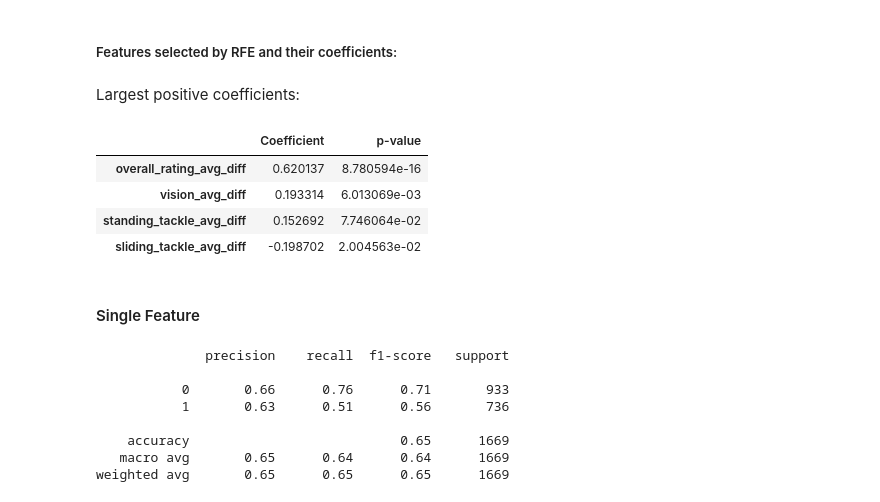
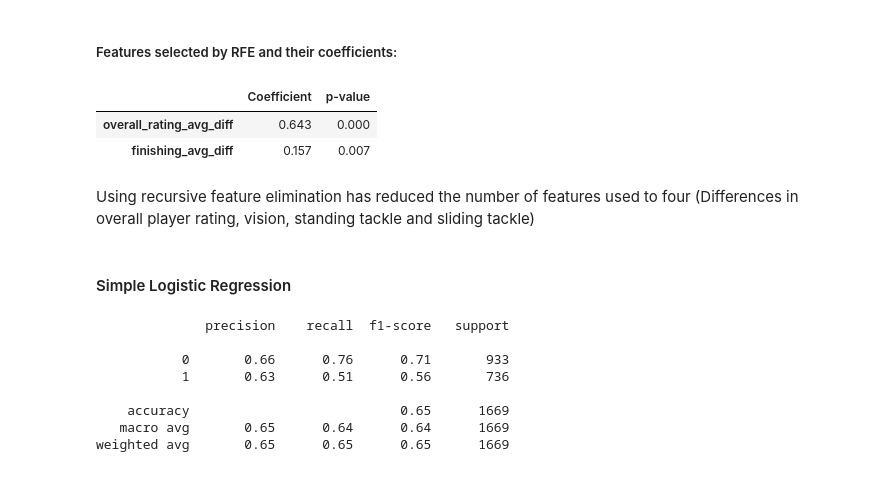
Before and after one commit to gediminas-skvarnavicius/football-db-analysis, a Jupyter notebook: analysis.ipynb, the cells around one changed output. Saved outputs shown, nothing was run; the diff lists cells and outputs as text; code cells hidden in the pictures.

```diff
--- a/analysis.ipynb
+++ b/analysis.ipynb
@@ -1270,0 +1255,25 @@ Reducing the number of features into five principal components has reduced the a
+# %%
+# Selecting significant features based on previous model
+significant_team_features = params_team_all.loc[
+    params_team_all["p-value"] < significance
+].index.to_list()
+
+# Split the data into training and test sets
+X_train, X_test, y_train, y_test = train_test_split(
+    home_win_team_features_dif[significant_team_features],
+    home_win_target_team,
+    test_size=0.33,
+    random_state=1,
+)
+
+# Scale the data
+team_feat_ratio_scaler = StandardScaler()
+X_train = team_feat_ratio_scaler.fit_transform(X_train)
+X_test = team_feat_ratio_scaler.fit_transform(X_test)
+
+# Create and fit the logistic regression model
+logit_model_team_dif = sm.Logit(y_train, sm.add_constant(X_train))
+result_team_dif = logit_model_team_dif.fit()
+
+# Predict using the trained model
+predictions_team_dif = result_team_dif.predict(sm.add_constant(X_test))
@@ -1358,11 +1421,8 @@ X_test = player_feat_scaler.fit_transform(X_test)
 # Create and fit the logistic regression model
 logit_model_player_all = sm.Logit(y_train, sm.add_constant(X_train))
 result_player_all = logit_model_player_all.fit_regularized(
-    method="l1_cvxopt_cp", alpha=0.2, disp=0
+    method="l1_cvxopt_cp", alpha=0.1, disp=0
 )
 
 # Predict using the trained model
 predictions_player_all = result_player_all.predict(sm.add_constant(X_test))
-
-# Print the predicted probabilities
-print(classification_report(y_test, predictions_player_all.round()))
@@ -1512,9 +1637,10 @@ X_test = player_feat_scaler.fit_transform(X_test)
 
 # Create RFE object and perform feature selection
 logreg_model_player_pre_rfe = LogisticRegression()
-rfe_player = RFECV(estimator=logreg_model_player_pre_rfe)
+rfe_player = RFECV(estimator=logreg_model_player_pre_rfe, cv=10)
 rfe_player.fit(X_train, y_train)
 rfe_selected_columns = home_win_features_playerdif.columns[rfe_player.support_]
+
 # Select the top features based on RFE
 X_train_rfe = rfe_player.transform(X_train)
 X_test_rfe = rfe_player.transform(X_test)
@@ -1525,6 +1651,3 @@ result_player_rfe = logreg_model_rfe.fit(disp=0)
 
 # Predict using the trained model with selected features
 predictions_rfe = result_player_rfe.predict(sm.add_constant(X_test_rfe))
-
-# Print the predicted probabilities
-print(classification_report(y_test, predictions_rfe.round()))
@@ -1542,18 +1687,20 @@ weighted avg       0.66      0.66      0.65      1669
 # %%
 player_rfe_params = result_player_rfe.params[1:].to_frame(name="Coefficient")
 player_rfe_params["p-value"] = result_player_rfe.pvalues[1:].values
 player_rfe_params.index = rfe_selected_columns
-display(Markdown("Largest positive coefficients:"))
-display(player_rfe_params.sort_values("Coefficient", ascending=False).head())
+
+player_rfe_params.sort_values("Coefficient", ascending=False).head().style.applymap(
+    lambda value: disf.rb_cell_highlight(value, threshold=significance, higher=False),
+    subset="p-value",
+).format("{:.3f}")
 # %% [output]
-Largest positive coefficients:
 |  | Coefficient | p-value |
-| overall_rating_avg_diff | 0.620137 | 8.780594e-16 |
-| vision_avg_diff | 0.193314 | 6.013069e-03 |
-| standing_tackle_avg_diff | 0.152692 | 7.746064e-02 |
-| sliding_tackle_avg_diff | -0.198702 | 2.004563e-02 |
+| overall_rating_avg_diff | 0.643 | 0.000 |
+| finishing_avg_diff | 0.157 | 0.007 |
-# %% [markdown]
-#### Single Feature
+# %% [markdown]
+Using recursive feature elimination has reduced the number of features used to four (Differences in overall player rating, vision, standing tackle and sliding tackle)
+# %% [markdown]
+#### Simple Logistic Regression
 # %%
 # Splitting the data into training and test sets
 X_train, X_test, y_train, y_test = train_test_split(
```
Also changed, not shown: parts of 63 cells of this notebook, 37 other files.
